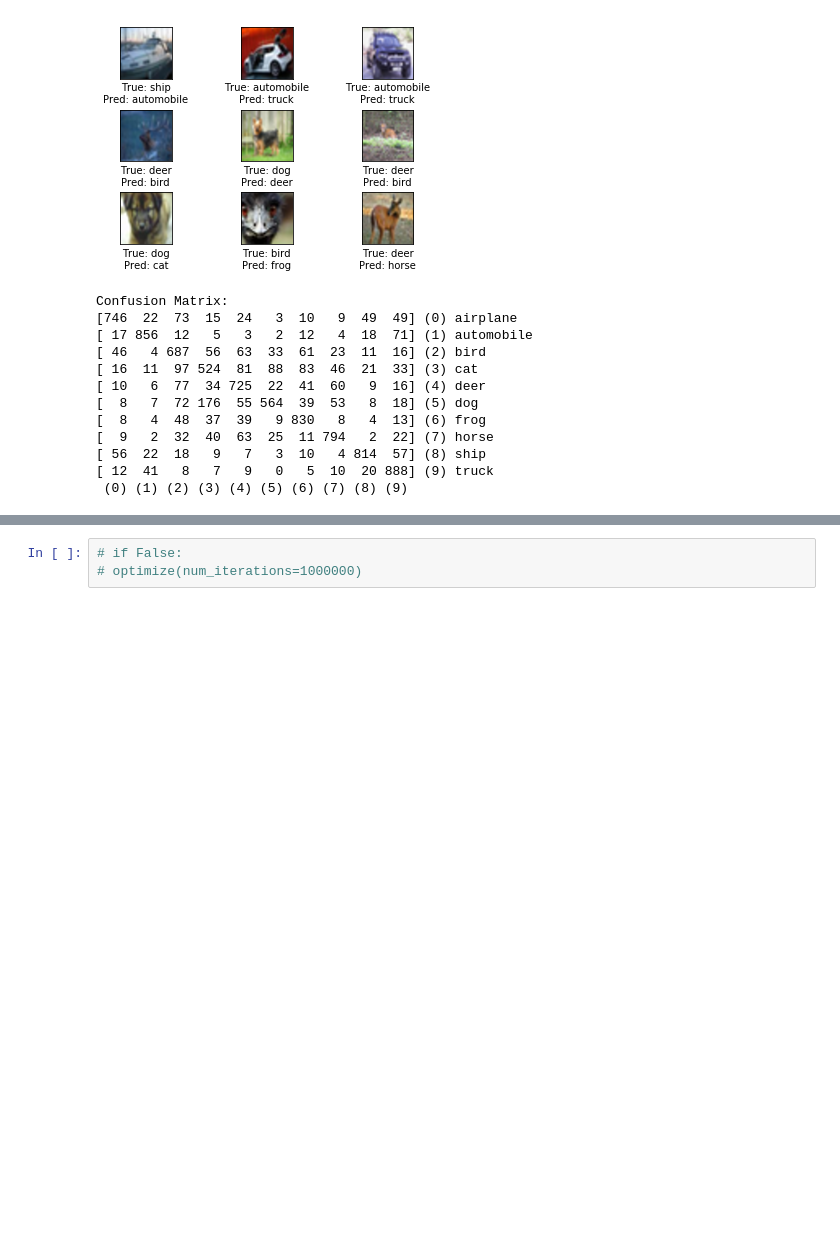
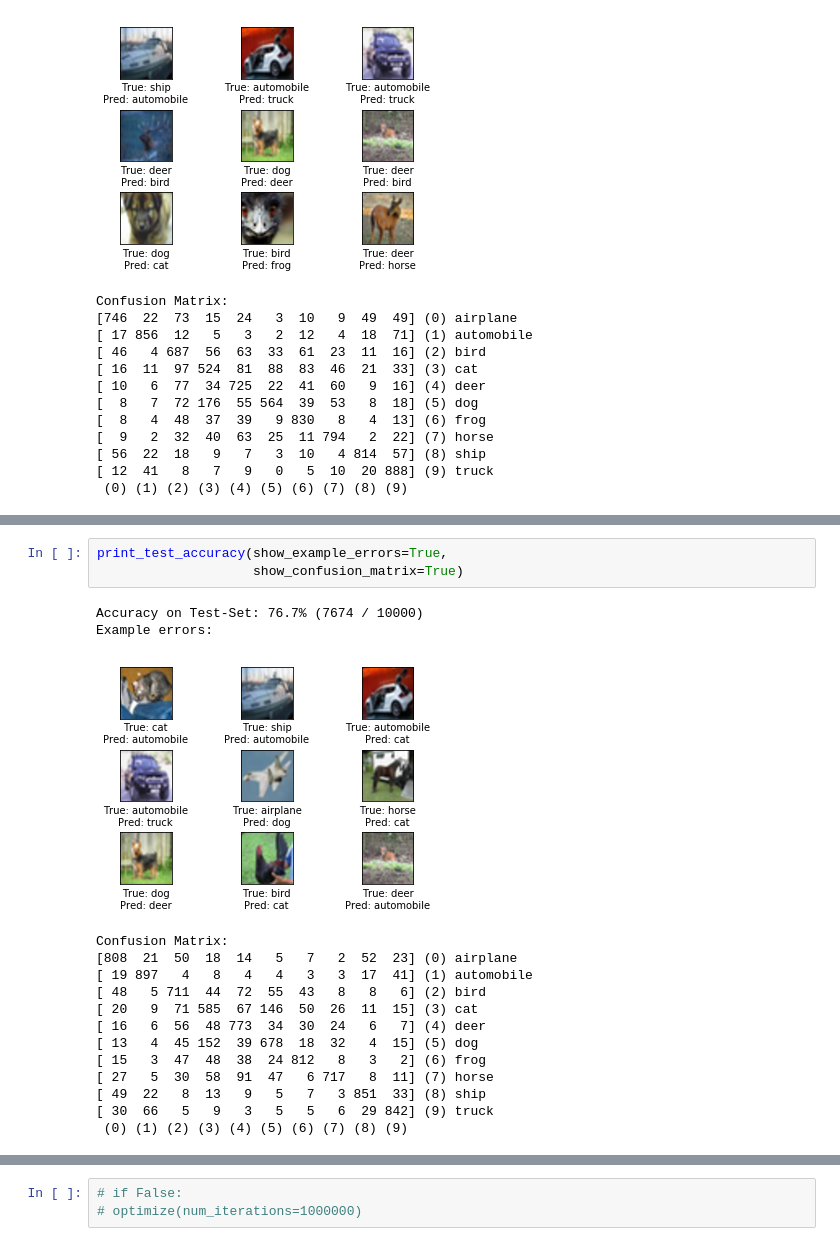
Before and after one commit to iasawseen/au_dl_course, a Jupyter notebook: seminar_3/classwork_2_AlexNet.ipynb, the cells around one changed output, grey strips where cells are left out. Drawn from its saved outputs; the diff is of its cells as text; blank space fills up the shorter version.

```diff
--- a/seminar_3/classwork_2_AlexNet.ipynb
+++ b/seminar_3/classwork_2_AlexNet.ipynb
@@ -1001,0 +1078,19 @@ Time usage: 1:47:58
+# %%
+print_test_accuracy(show_example_errors=True,
+                    show_confusion_matrix=True)
+# %% [output]
+Accuracy on Test-Set: 76.7% (7674 / 10000)
+Example errors:
+[figure, added]
+Confusion Matrix:
+[808  21  50  18  14   5   7   2  52  23] (0) airplane
+[ 19 897   4   8   4   4   3   3  17  41] (1) automobile
+[ 48   5 711  44  72  55  43   8   8   6] (2) bird
+[ 20   9  71 585  67 146  50  26  11  15] (3) cat
+[ 16   6  56  48 773  34  30  24   6   7] (4) deer
+[ 13   4  45 152  39 678  18  32   4  15] (5) dog
+[ 15   3  47  48  38  24 812   8   3   2] (6) frog
+[ 27   5  30  58  91  47   6 717   8  11] (7) horse
+[ 49  22   8  13   9   5   7   3 851  33] (8) ship
+[ 30  66   5   9   3   5   5   6  29 842] (9) truck
+ (0) (1) (2) (3) (4) (5) (6) (7) (8) (9)
```
Also changed, not shown: parts of 9 cells of this notebook.
